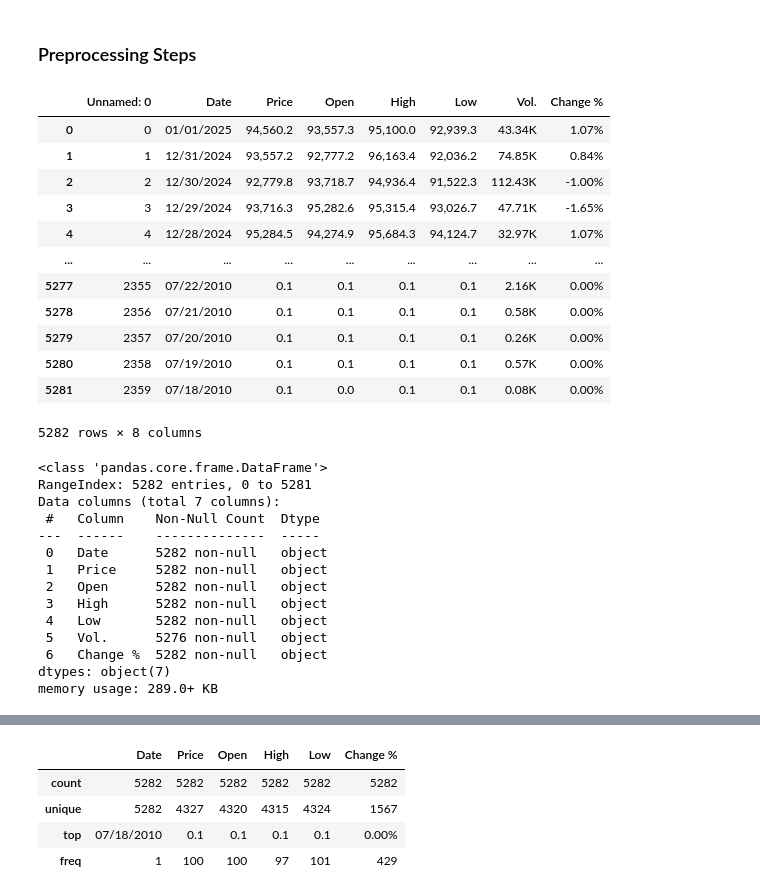
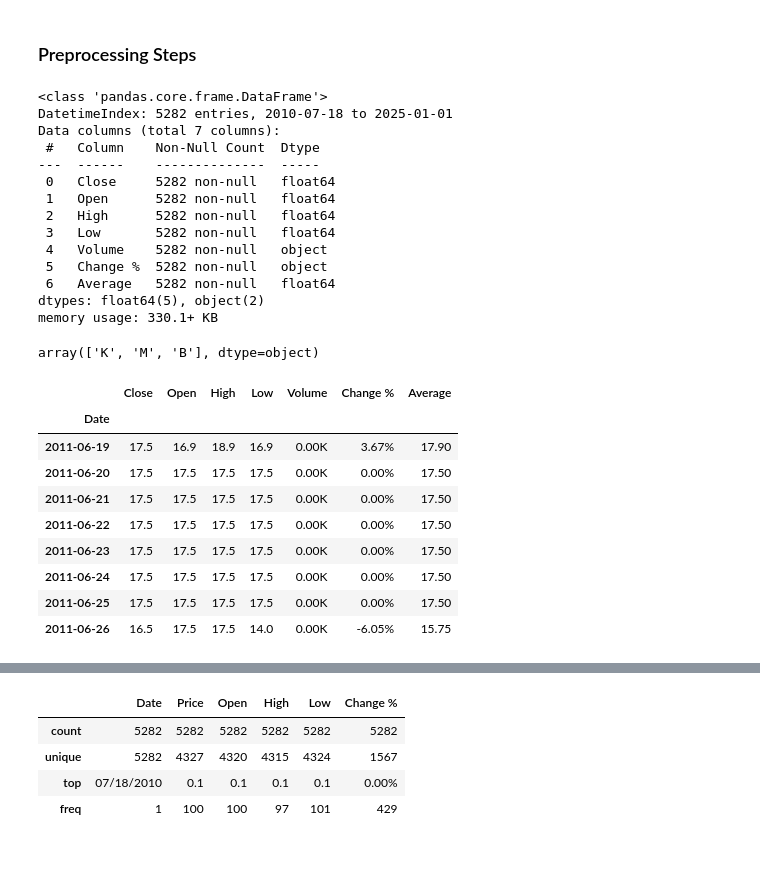
Before and after one commit to Jankiel-Predator/mmda_proj_btc, a Jupyter notebook: bitcoin.ipynb, the cells around one changed output, grey strips where cells are left out. Drawn from its saved outputs; the diff is of its cells as text; code cells hidden in the pictures; blank space fills up the shorter version.

```diff
--- a/bitcoin.ipynb
+++ b/bitcoin.ipynb
@@ -6,6 +6,8 @@ import numpy as np
 import matplotlib.pyplot as plt
 import seaborn as sns
 from sklearn.preprocessing import MinMaxScaler
+# %%
+bitcoin = pd.read_csv('data/bitcoin/bitcoin_preprocessed.csv', parse_dates=['Date'], index_col = "Date")
 # %% [markdown]
 ### Preprocessing Steps
 # %%
@@ -17,37 +19,23 @@ from sklearn.preprocessing import MinMaxScaler
 # bitcoin = bitcoin.sort_values('Date')
 # bitcoin['Average'] = (bitcoin['High'] + bitcoin['Low']) / 2
 # bitcoin['Date'] = pd.to_datetime(bitcoin['Date'])
+bitcoin.rename(columns={'Price': 'Close', 'Vol.': 'Volume'}, inplace=True)
+bitcoin["Volume"] = bitcoin["Volume"].fillna("0.00K")
 # bitcoin.head()
-# %% [output]
-|  | Unnamed: 0 | Date | Price | Open | High | Low | Vol. | Change % |
-| 0 | 0 | 01/01/2025 | 94,560.2 | 93,557.3 | 95,100.0 | 92,939.3 | 43.34K | 1.07% |
-| 1 | 1 | 12/31/2024 | 93,557.2 | 92,777.2 | 96,163.4 | 92,036.2 | 74.85K | 0.84% |
-| 2 | 2 | 12/30/2024 | 92,779.8 | 93,718.7 | 94,936.4 | 91,522.3 | 112.43K | -1.00% |
-| 3 | 3 | 12/29/2024 | 93,716.3 | 95,282.6 | 95,315.4 | 93,026.7 | 47.71K | -1.65% |
-| 4 | 4 | 12/28/2024 | 95,284.5 | 94,274.9 | 95,684.3 | 94,124.7 | 32.97K | 1.07% |
-| ... | ... | ... | ... | ... | ... | ... | ... | ... |
-| 5277 | 2355 | 07/22/2010 | 0.1 | 0.1 | 0.1 | 0.1 | 2.16K | 0.00% |
-| 5278 | 2356 | 07/21/2010 | 0.1 | 0.1 | 0.1 | 0.1 | 0.58K | 0.00% |
-| 5279 | 2357 | 07/20/2010 | 0.1 | 0.1 | 0.1 | 0.1 | 0.26K | 0.00% |
-| 5280 | 2358 | 07/19/2010 | 0.1 | 0.1 | 0.1 | 0.1 | 0.57K | 0.00% |
-| 5281 | 2359 | 07/18/2010 | 0.1 | 0.0 | 0.1 | 0.1 | 0.08K | 0.00% |
-5282 rows × 8 columns
-# %%
-bitcoin = pd.read_csv('data.csv', parse_dates=['Date'])
 # %%
 bitcoin.info()
 # %% [output]
 <class 'pandas.core.frame.DataFrame'>
-RangeIndex: 5282 entries, 0 to 5281
+DatetimeIndex: 5282 entries, 2010-07-18 to 2025-01-01
 Data columns (total 7 columns):
  #   Column    Non-Null Count  Dtype
 ---  ------    --------------  -----
- 0   Date      5282 non-null   object
- 1   Price     5282 non-null   object
- 2   Open      5282 non-null   object
- 3   High      5282 non-null   object
- 4   Low       5282 non-null   object
- 5   Vol.      5276 non-null   object
- 6   Change %  5282 non-null   object
-dtypes: object(7)
-memory usage: 289.0+ KB
+ 0   Close     5282 non-null   float64
+ 1   Open      5282 non-null   float64
+ 2   High      5282 non-null   float64
+ 3   Low       5282 non-null   float64
+ 4   Volume    5282 non-null   object
+ 5   Change %  5282 non-null   object
+ 6   Average   5282 non-null   float64
+dtypes: float64(5), object(2)
+memory usage: 330.1+ KB
@@ -53,0 +52,19 @@ memory usage: 289.0+ KB
+# %%
+bitcoin["Volume"].str[-1].unique()
+# %% [output]
+array(['K', 'M', 'B'], dtype=object)
+# %%
+# Bitcoin Flash Crash in June 2011 (June 20th to June 25th)
+# https://blog.bitmex.com/the-june-2011-bitcoin-flash-crash/
+bitcoin[(bitcoin.index >= "2011-06-19") & (bitcoin.index <= "2011-06-26")]
+# %% [output]
+|  | Close | Open | High | Low | Volume | Change % | Average |
+| Date |  |  |  |  |  |  |  |
+| 2011-06-19 | 17.5 | 16.9 | 18.9 | 16.9 | 0.00K | 3.67% | 17.90 |
+| 2011-06-20 | 17.5 | 17.5 | 17.5 | 17.5 | 0.00K | 0.00% | 17.50 |
+| 2011-06-21 | 17.5 | 17.5 | 17.5 | 17.5 | 0.00K | 0.00% | 17.50 |
+| 2011-06-22 | 17.5 | 17.5 | 17.5 | 17.5 | 0.00K | 0.00% | 17.50 |
+| 2011-06-23 | 17.5 | 17.5 | 17.5 | 17.5 | 0.00K | 0.00% | 17.50 |
+| 2011-06-24 | 17.5 | 17.5 | 17.5 | 17.5 | 0.00K | 0.00% | 17.50 |
+| 2011-06-25 | 17.5 | 17.5 | 17.5 | 17.5 | 0.00K | 0.00% | 17.50 |
+| 2011-06-26 | 16.5 | 17.5 | 17.5 | 14.0 | 0.00K | -6.05% | 15.75 |
```
Also changed, not shown: parts of 4 cells of this notebook, 2 other files.
